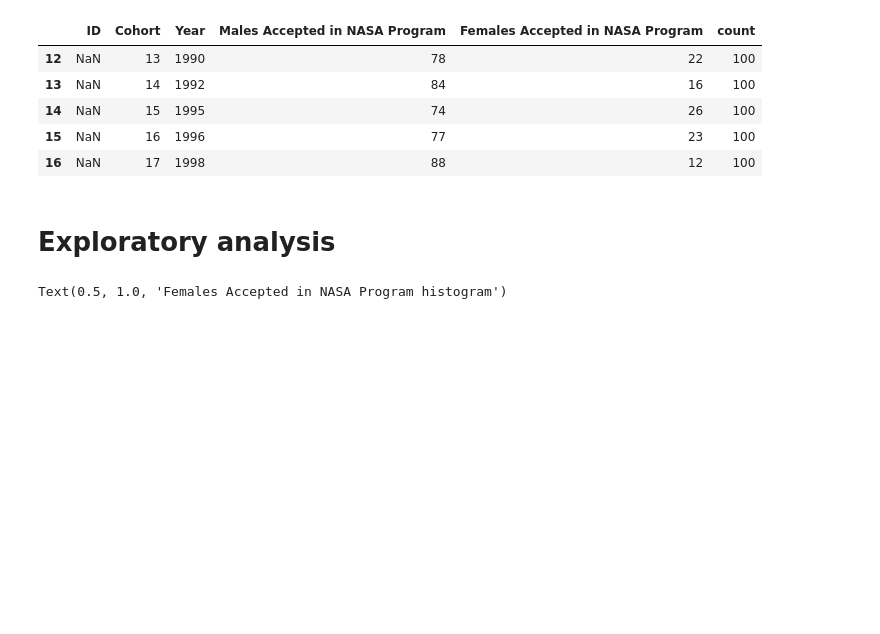
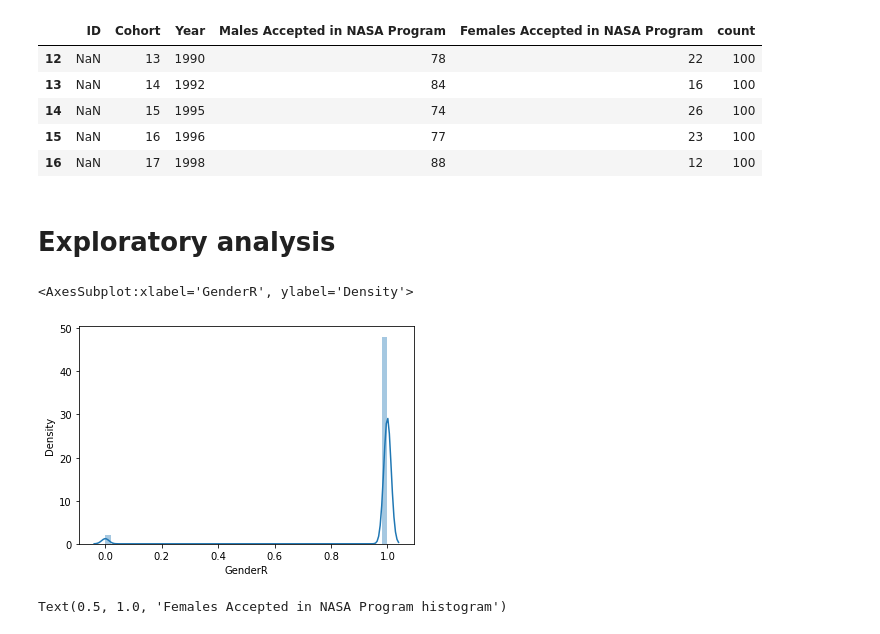
Before and after one commit to rhreich34/NASA-Hiring-Rate, a Jupyter notebook: Final_Notebook.ipynb, the cells around one changed output. Saved outputs shown, nothing was run; the diff lists cells and outputs as text; code cells hidden in the pictures; blank space fills up the shorter version.

```diff
--- a/Final_Notebook.ipynb
+++ b/Final_Notebook.ipynb
@@ -195,6 +218,11 @@ newdataframe.head()
 | 16 | NaN | 17 | 1998 | 88 | 12 | 100 |
 # %% [markdown]
 # Exploratory analysis
+# %%
+sns.distplot(NasaData['GenderR'])
+# %% [output]
+<AxesSubplot:xlabel='GenderR', ylabel='Density'>
+[figure, added]
 # %%
 # Histogram plot for Females Accepted in NASA Program
 import matplotlib.pyplot as plt
```
Also changed, not shown: parts of 8 cells of this notebook.
